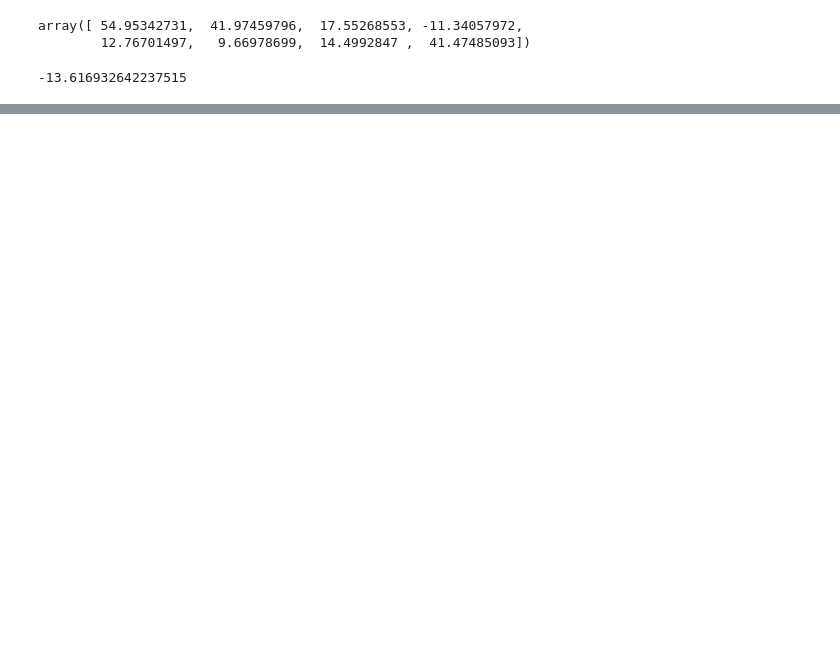
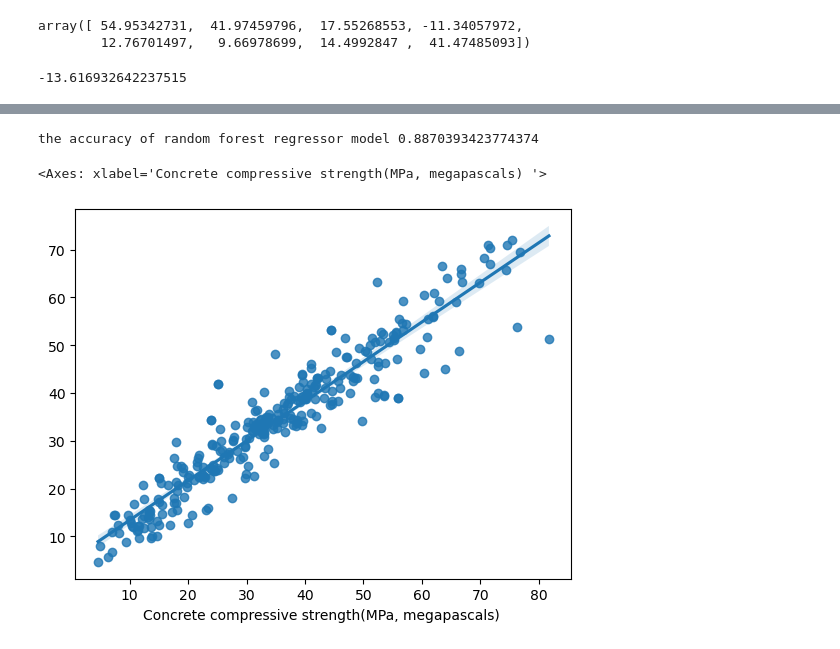
Before and after one commit to varunr1909/CementPrediction_Model, a Jupyter notebook: Model.ipynb, the cells around one changed output, grey strips where cells are left out. Saved outputs shown, nothing was run; the diff lists cells and outputs as text; code cells hidden in the pictures; blank space fills up the shorter version.

```diff
--- a/Model.ipynb
+++ b/Model.ipynb
@@ -249,0 +276,13 @@ LR.intercept_
+# %%
+#USING RANDOM FOREST REGRESSION
+from sklearn.ensemble import RandomForestRegressor
+RF = RandomForestRegressor().fit(X_train,y_train)
+y_pred_RF=RF.predict(X_test)
+print('the accuracy of random forest regressor model',r2_score(y_test,y_pred_RF))
+# %% [output]
+the accuracy of random forest regressor model 0.8870393423774374
+# %%
+sns.regplot(x = y_test,y= y_pred_RF)
+# %% [output]
+<Axes: xlabel='Concrete compressive strength(MPa, megapascals) '>
+[figure, added]
```
Also changed, not shown: parts of 9 cells of this notebook.
